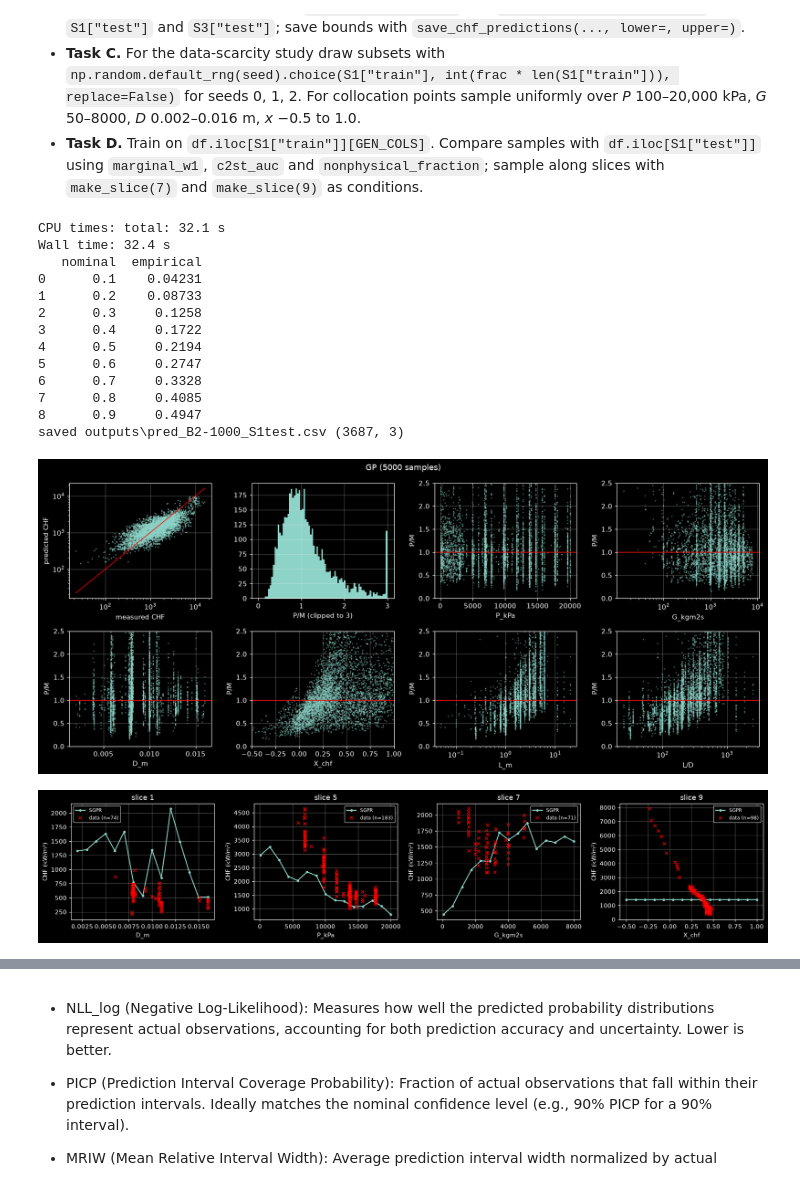
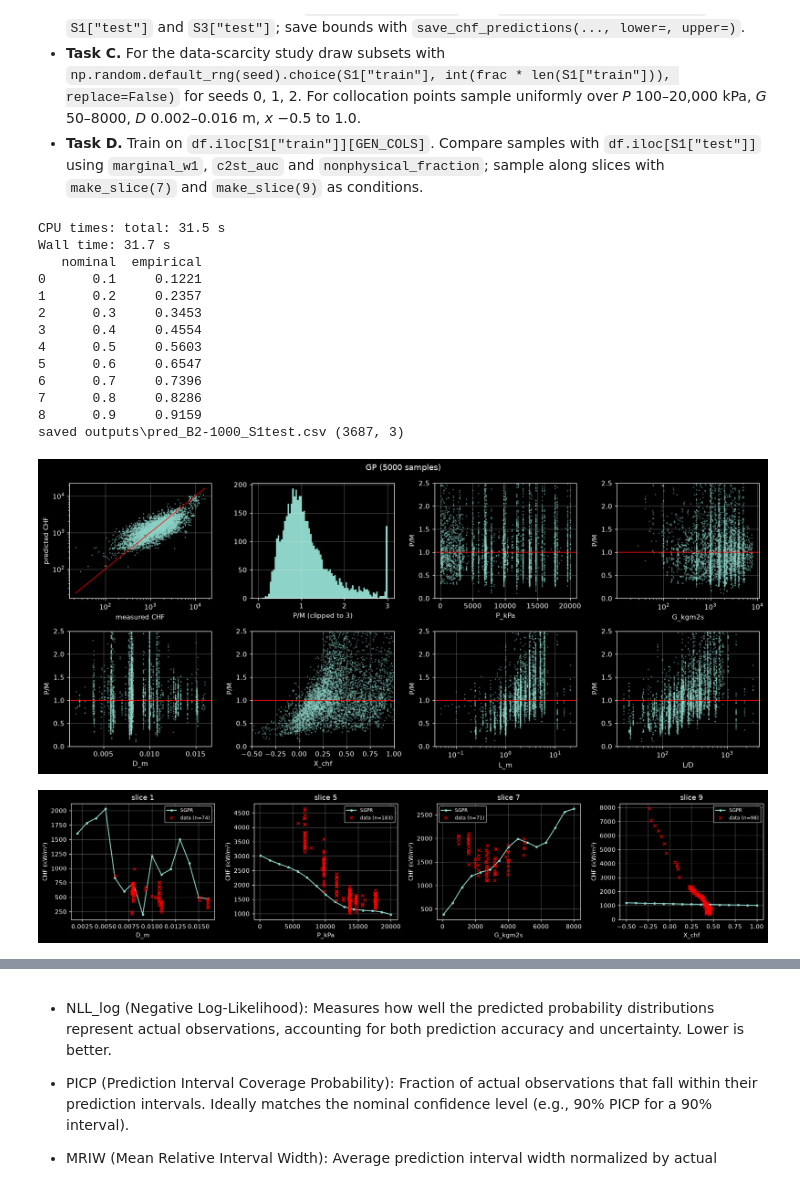
Before and after one commit to JosephAmador56/MECH4V95_Homework, a Jupyter notebook: homework_notebook_B2.ipynb, the cells around one changed output, grey strips where cells are left out. Drawn from its saved outputs; the diff is of its cells as text; code cells hidden in the pictures.

```diff
--- a/homework_notebook_B2.ipynb
+++ b/homework_notebook_B2.ipynb
@@ -681,10 +681,19 @@ from gpytorch.means import ZeroMean
 from gpytorch.kernels import ScaleKernel, RBFKernel, InducingPointKernel
 from gpytorch.distributions import MultivariateNormal
 
+
+torch.manual_seed(SEED)
+torch.cuda.manual_seed(SEED)
+torch.cuda.manual_seed_all(SEED)
+
+# Optional: enforce deterministic CUDA operations
+torch.backends.cudnn.deterministic = True
+torch.backends.cudnn.benchmark = False
+
 num_inducing_points = 1000
 
 Y_mean = Y_train.mean()
-Y_std = Y_train.std() - 1
+Y_std = Y_train.std(ddof=0)
 
 X_train_SGPR = torch.from_numpy(scaler.transform(X_train)).cuda()
 Y_train_SGPR = torch.from_numpy((Y_train - Y_mean) / Y_std).cuda()
@@ -694,9 +703,15 @@ Y_train_SGPR = torch.from_numpy((Y_train - Y_mean) / Y_std).cuda()
 class GPRegressionModel(gpytorch.models.ExactGP):
     def __init__(self, train_x, train_y, likelihood):
         super(GPRegressionModel, self).__init__(train_x, train_y, likelihood)
+
+        self.inducing_idx = torch.randperm(
+            train_x.size(0),
+            device=train_x.device
+        )[:num_inducing_points]
+
         self.mean_module = ZeroMean()
         self.base_covar_module = ScaleKernel(RBFKernel(ard_num_dims=len(LOCAL)))
-        self.covar_module = InducingPointKernel(self.base_covar_module, inducing_points=train_x[:num_inducing_points, :].clone(), likelihood=likelihood)
+        self.covar_module = InducingPointKernel(self.base_covar_module, inducing_points=train_x[self.inducing_idx, :].clone(), likelihood=likelihood)
 
 
     def forward(self, x):
@@ -743,54 +758,47 @@ likelihood.train()
 # Use the adam optimizer
 optimizer = torch.optim.Adam(model.parameters(), lr=0.01)
 
 # "Loss" for GPs - the marginal log likelihood
 mll = gpytorch.mlls.ExactMarginalLogLikelihood(likelihood, model)
 
 %time train()
 
 model.eval()
 likelihood.eval()
 
 mean_prediction, std_prediction = predict_sgpr(X_train)
 
 
 # B1 Outputs
 S1_Test_mean_prediction, S1_Test_std_prediction = np.log(predict_sgpr(X_test))
 metrics = uq_metrics_gaussian(np.exp(Y_test), S1_Test_mean_prediction, S1_Test_std_prediction)
 print(calibration_curve_gaussian(np.exp(Y_test), S1_Test_mean_prediction, S1_Test_std_prediction))
-save_chf_predictions(f"B2-{num_inducing_points}", S1["val"], np.exp(S1_Test_mean_prediction))
+save_chf_predictions(f"B2-{num_inducing_points}", S1["test"], np.exp(S1_Test_mean_prediction))
 
 # Tuning Outputs
 diagnostic_plots(idx, mean_prediction, f"GP ({subset} samples)")
 plot_slices({"SGPR": lambda d: predict_sgpr(d[LOCAL].to_numpy(dtype=float))[0]})
 
 
 for name, j in [("S1 val", S1["val"]), ("S1 test", S1["test"]), ("low-G test", LOWG_TEST)]:
     record(f"SGPR ({subset} samples, inducing pts {num_inducing_points})", name, df[TARGET].to_numpy()[j], predict_sgpr(get_xy(j)[0]), **{"PICP_95": metrics["PICP_95"], "MRIW": metrics["MRIW"], "NLL_log": metrics["NLL_log"]})
 display(results_table())
-
-
-
-#with torch.no_grad():
-#    preds = model.likelihood(model(scaler.transform(X_test)))
-#    print('Test MAE: {}'.format(torch.mean(torch.abs(preds.mean - Y_test))))
-#    print('Test NLL: {}'.format(-preds.to_data_independent_dist().log_prob(Y_test).mean().item()))
 # %% [output]
-CPU times: total: 32.1 s
-Wall time: 32.4 s
+CPU times: total: 31.5 s
+Wall time: 31.7 s
    nominal  empirical
-0      0.1    0.04231
-1      0.2    0.08733
-2      0.3     0.1258
-3      0.4     0.1722
-4      0.5     0.2194
-5      0.6     0.2747
-6      0.7     0.3328
-7      0.8     0.4085
-8      0.9     0.4947
+0      0.1     0.1221
+1      0.2     0.2357
+2      0.3     0.3453
+3      0.4     0.4554
+4      0.5     0.5603
+5      0.6     0.6547
+6      0.7     0.7396
+7      0.8     0.8286
+8      0.9     0.9159
 saved outputs\pred_B2-1000_S1test.csv (3687, 3)
-[figure, old version]
+[figure, new version]
-[figure, old version]
+[figure, new version]
 |  |  | n | mean_PM | std_PM | RMSPE_% | MAPE_% | EQ2 | PICP_95 | MRIW | NLL_log |
 | model | split |  |  |  |  |  |  |  |  |  |
 | OLS ln CHF (LOCAL) | S1 val | 3687 | 1.293 | 1.18 | 121.5 | 65.67 | 0.7683 | NaN | NaN | NaN |
```
Also changed, not shown: parts of 1 cell of this notebook, 4 other files.
